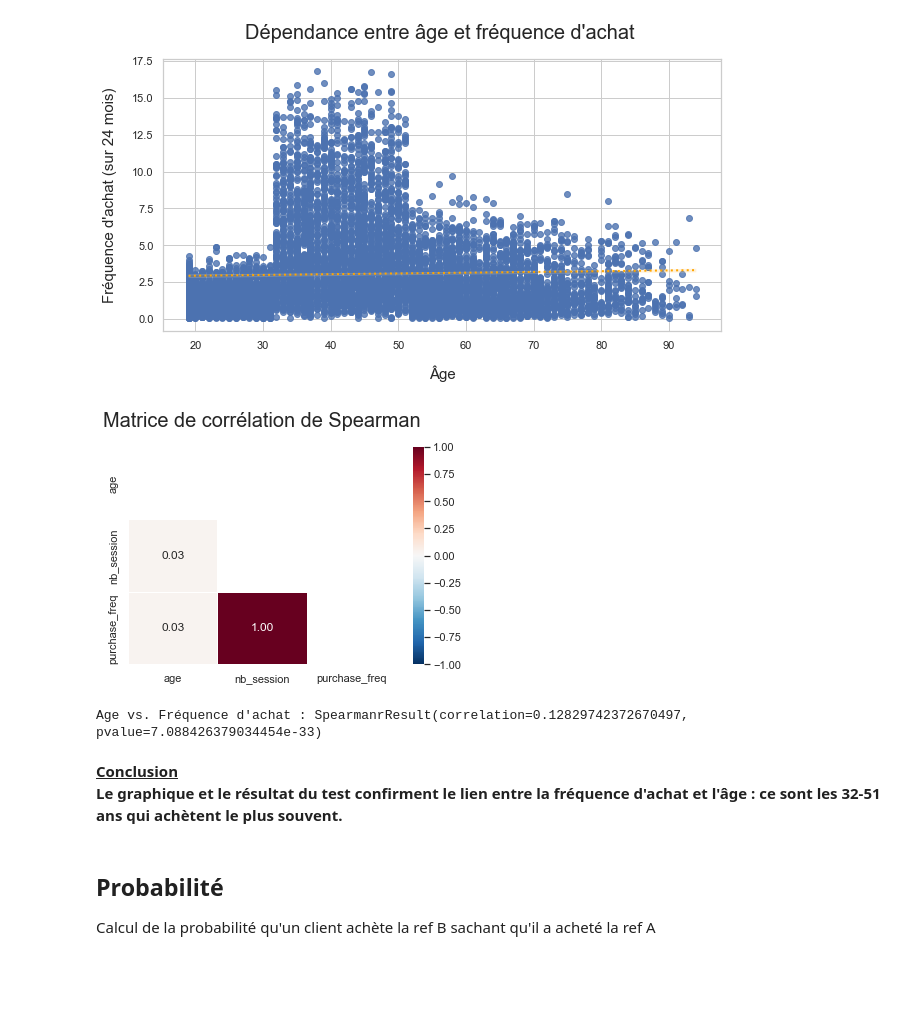
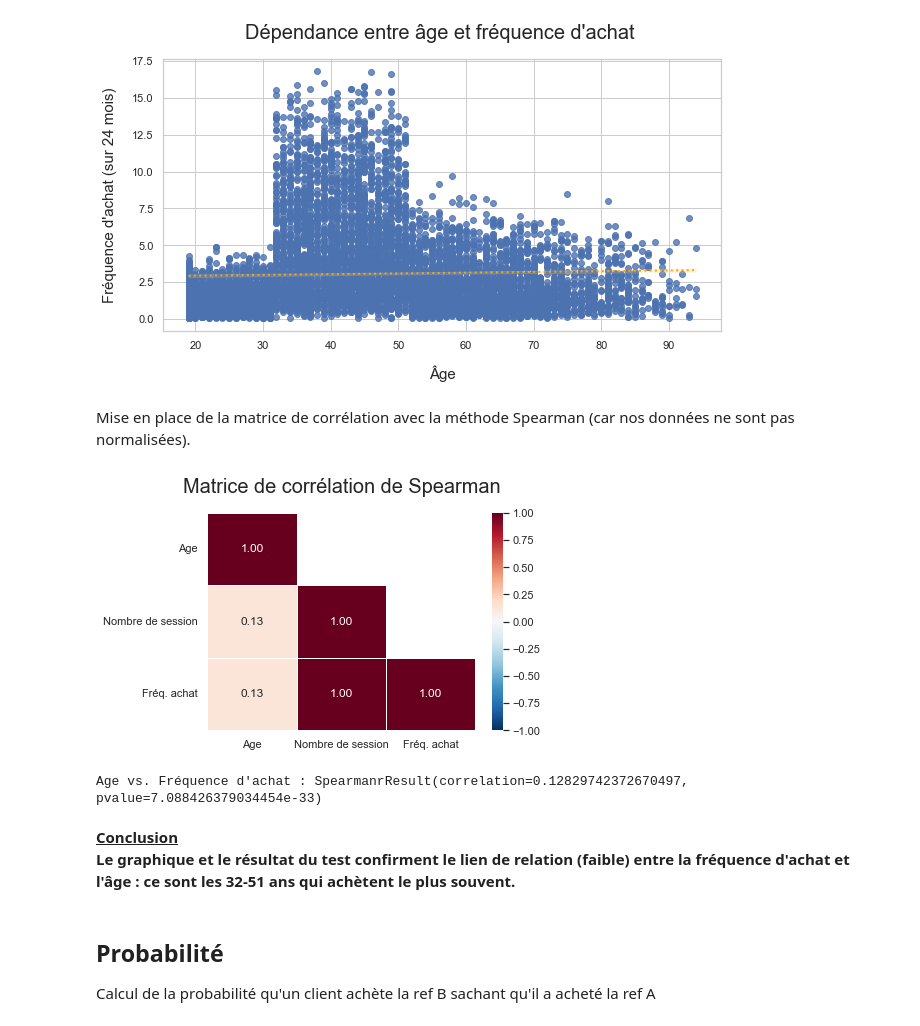
Before and after one commit to dumbor/P6---Analyse-de-ventes, a Jupyter notebook: Analysez les ventes d'une librairie.ipynb, the cells around one changed output. Cells and saved outputs as stored; diff of their text form; code cells hidden in the pictures; blank space fills up the shorter version.

Commit message:
2022-05-16 Modification interprétations graphiques. Ajout test v-cramer

```diff
--- a/Analysez les ventes d'une librairie.ipynb
+++ b/Analysez les ventes d'une librairie.ipynb
@@ -1988,24 +1985,28 @@ plt.savefig("img/relationAgePurchaseFreq.png", dpi=200,  bbox_inches="tight")
 plt.show()
 # %% [output]
 [figure]
+# %% [markdown]
+Mise en place de la matrice de corrélation avec la méthode Spearman (car nos données ne sont pas normalisées).
 # %%
-mask = np.triu(np.ones_like(age_purchase_freq.corr(),dtype=bool))
+age_purchase_freq_corr = age_purchase_freq.corr(method="spearman")
 
-sns.heatmap(age_purchase_freq.corr(), cmap = 'RdBu_r', mask=mask, annot=True, center=0, vmin=-1,vmax=1, fmt=".2f", linewidths=1)
+mask = np.triu(np.ones_like(age_purchase_freq_corr,dtype=bool),k=1)
+
+sns.heatmap(age_purchase_freq_corr, cmap = 'RdBu_r', mask=mask, annot=True, center=0, vmin=-1,vmax=1, fmt=".2f", linewidths=1,xticklabels = ["Age", "Nombre de session","Fréq. achat"] ,   yticklabels = ["Age", "Nombre de session","Fréq. achat"])
 
 plt.title("Matrice de corrélation de Spearman", fontsize = 20,loc='center', pad=20)
 
-plt.savefig("img/relationAgePurchaseFreqPearson.png", dpi=200, bbox_inches="tight")
+plt.savefig("img/relationAgePurchaseFreqSpearman.png", dpi=200, bbox_inches="tight")
 plt.show()
 # %% [output]
-[figure, old version]
+[figure, new version]
 # %%
 print(f"Age vs. Fréquence d'achat : {spearmanr(age_purchase_freq.age,age_purchase_freq.purchase_freq)}")
 # %% [output]
 Age vs. Fréquence d'achat : SpearmanrResult(correlation=0.12829742372670497, pvalue=7.088426379034454e-33)
 # %% [markdown]
 **<u>Conclusion</u><br>
-Le graphique et le résultat du test confirment le lien entre la fréquence d'achat et l'âge : ce sont les 32-51 ans qui achètent le plus souvent.**
+Le graphique et le résultat du test confirment le lien de relation (faible) entre la fréquence d'achat et l'âge : ce sont les 32-51 ans qui achètent le plus souvent.**
 # %% [markdown]
 ## Probabilité
 Calcul de la probabilité qu'un client achète la ref B sachant qu'il a acheté la ref A
```
Also changed, not shown: parts of 4 cells of this notebook.
